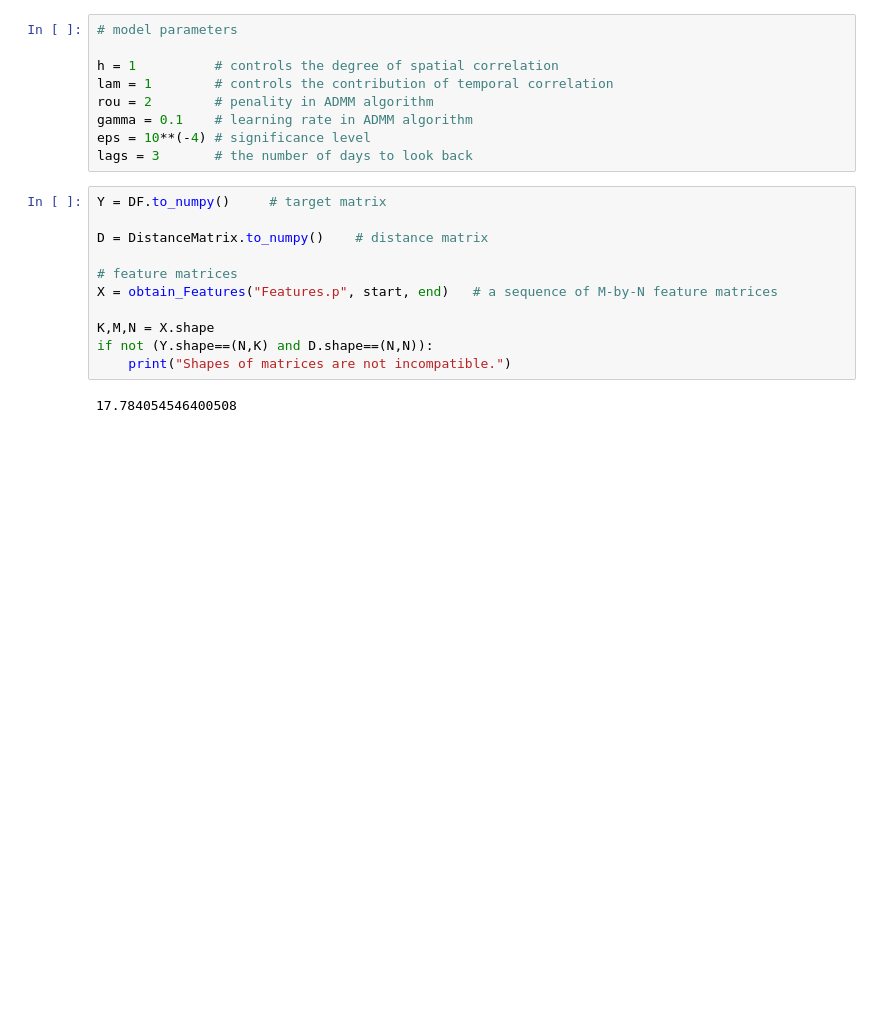
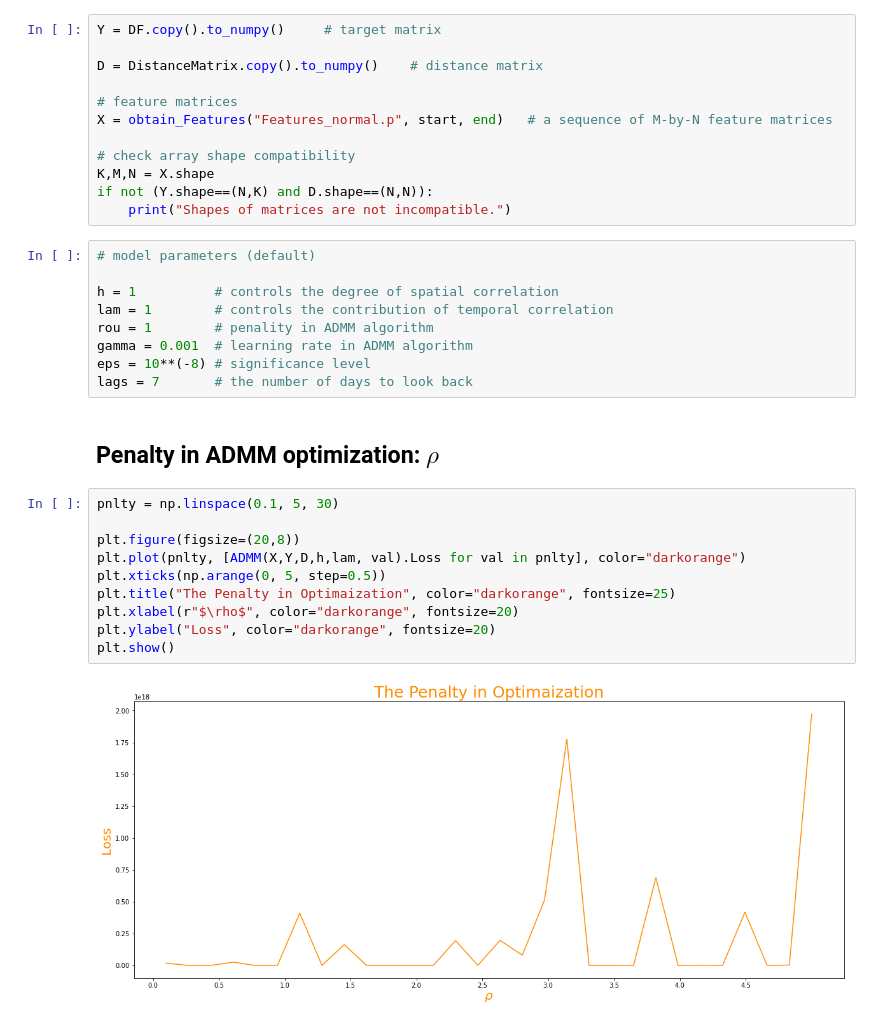
Before and after one commit to PawinData/UC, a Jupyter notebook: main.ipynb, the cells around one changed output. Saved outputs shown, nothing was run; the diff lists cells and outputs as text; blank space fills up the shorter version.

```diff
--- a/main.ipynb
+++ b/main.ipynb
@@ -64,22 +66,35 @@ plot_Tempo_Spatio(DF, DistanceMatrix)
+# %%
+Y = DF.copy().to_numpy()     # target matrix
+
+D = DistanceMatrix.copy().to_numpy()    # distance matrix
+
+# feature matrices
+X = obtain_Features("Features_normal.p", start, end)   # a sequence of M-by-N feature matrices
+
+# check array shape compatibility
+K,M,N = X.shape
+if not (Y.shape==(N,K) and D.shape==(N,N)):
+    print("Shapes of matrices are not incompatible.")
 # %%
-# model parameters
+# model parameters (default)
 
 h = 1          # controls the degree of spatial correlation
 lam = 1        # controls the contribution of temporal correlation
-rou = 2        # penality in ADMM algorithm
-gamma = 0.1    # learning rate in ADMM algorithm
-eps = 10**(-4) # significance level
-lags = 3       # the number of days to look back
+rou = 1        # penality in ADMM algorithm
+gamma = 0.001  # learning rate in ADMM algorithm
+eps = 10**(-8) # significance level
+lags = 7       # the number of days to look back
-# %%
-Y = DF.to_numpy()     # target matrix
-
-D = DistanceMatrix.to_numpy()    # distance matrix
-
-# feature matrices
-X = obtain_Features("Features.p", start, end)   # a sequence of M-by-N feature matrices
-
-K,M,N = X.shape
-if not (Y.shape==(N,K) and D.shape==(N,N)):
-    print("Shapes of matrices are not incompatible.")
-# %% [output]
-17.784054546400508
+# %% [markdown]
+## Penalty in ADMM optimization: $\rho$
+# %%
+pnlty = np.linspace(0.1, 5, 30)
+
+plt.figure(figsize=(20,8))
+plt.plot(pnlty, [ADMM(X,Y,D,h,lam, val).Loss for val in pnlty], color="darkorange")
+plt.xticks(np.arange(0, 5, step=0.5))
+plt.title("The Penalty in Optimaization", color="darkorange", fontsize=25)
+plt.xlabel(r"$\rho$", color="darkorange", fontsize=20)
+plt.ylabel("Loss", color="darkorange", fontsize=20)
+plt.show()
+# %% [output]
+[figure, added]
```
Also changed, not shown: parts of 22 cells of this notebook, 3 other files.
